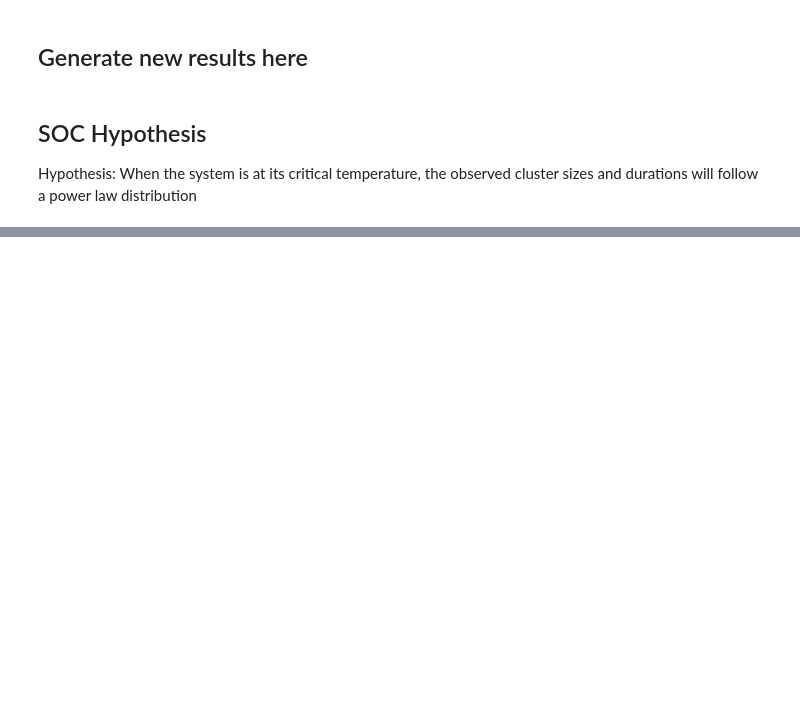
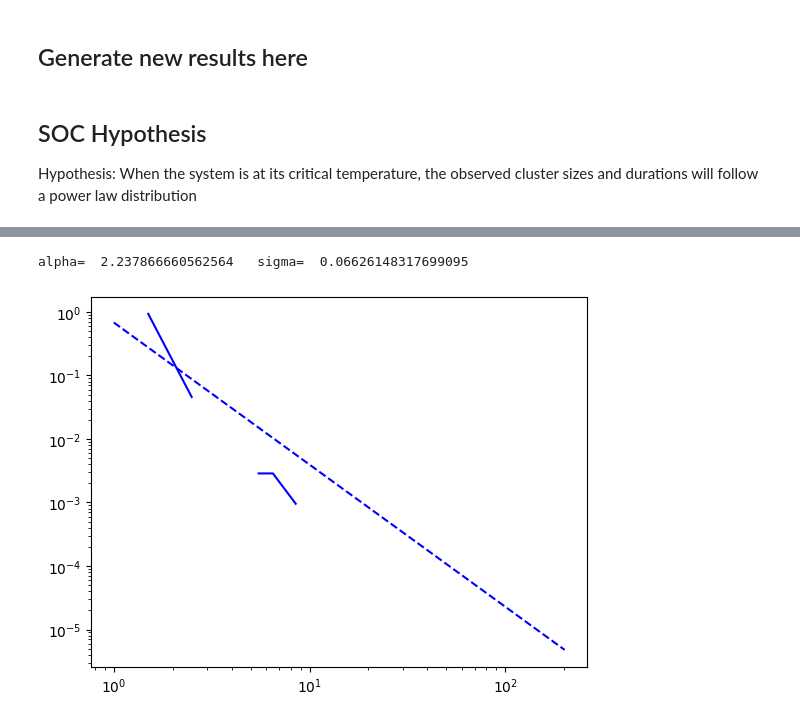
Before and after one commit to jonas4climate/opinion-formation-complexity, a Jupyter notebook: opinion_formation.ipynb, the cells around one changed output, grey strips where cells are left out. Cells and saved outputs as stored; diff of their text form; code cells hidden in the pictures; blank space fills up the shorter version.

Commit message:
Testing hypothesis about power law at Tc (connected nodes, not cluster radius)

```diff
--- a/opinion_formation.ipynb
+++ b/opinion_formation.ipynb
@@ -113,2 +114,61 @@ Unique values and counts [0. 1. 2.] [ 1 17  2]
 # %%
 # Step 7 - Verify it with the package powerlaw
+# %%
+# Same thing but with entire simulation
+data_copy = data.copy()
+sim_data = data_copy.copy()
+
+total_unique = np.linspace(1,model.N,model.N)
+total_counts = np.zeros(model.N)
+
+#print('Total counts',total_counts)
+
+for time_step in range(TIMESTEPS):
+    data_t = sim_data['opinions'][time_step, :, :].copy()
+    data_t[data_t == 1] = 0
+    data_t[data_t == -1] = 1
+
+    lw, num_cluster = measurements.label(data_t)
+    areas = measurements.sum(data_t, lw, index=arange(lw.max() + 1))
+    unique, counts = np.unique(areas, return_counts=True)
+
+    #print(unique, counts)
+    # Add counts of every unique value
+    for i in unique:
+        #print('Unique',int(i))
+        #print('Test',total_counts[int(i)])
+        #print('Test2',counts[int(i)])
+
+        total_counts[int(i)] += 1 #counts[int(i)]
+
+
+    #plt.scatter(unique,counts,facecolors='none', edgecolors='blue')
+    #print(unique,counts)
+
+
+
+
+d=total_counts
+fit = powerlaw.Fit(np.array(d)+1,xmin=1,discrete=True)
+fit.power_law.plot_pdf( color= 'b',linestyle='--',label='fit ccdf')
+fit.plot_pdf( color= 'b')
+
+print('alpha= ',fit.power_law.alpha,'  sigma= ',fit.power_law.sigma)
+
+#plt.scatter(total_unique,total_counts,facecolors='none', edgecolors='blue')
+
+# Sum them!!!
+
+#plt.xlabel('Connected nodes')
+#plt.ylabel('Frequency')
+
+
+#R = int(GRIDSIZE_X/2)
+# To feed it to the function we first turn the 1s into 0s and the -1s into 1s
+#print(lw,num_cluster)
+#print('Areas',areas)
+
+#print('Unique values and counts',unique,counts)
+# %% [output]
+alpha=  2.237866660562564   sigma=  0.06626148317699095
+[figure, added]
```
Also changed, not shown: parts of 9 cells of this notebook, 1 other file.
